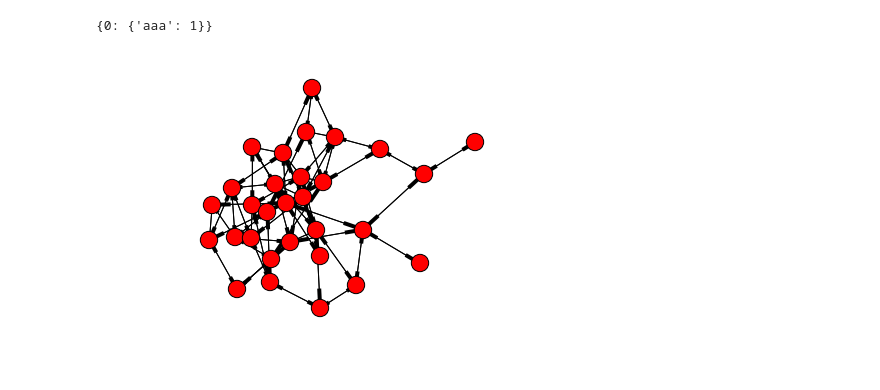
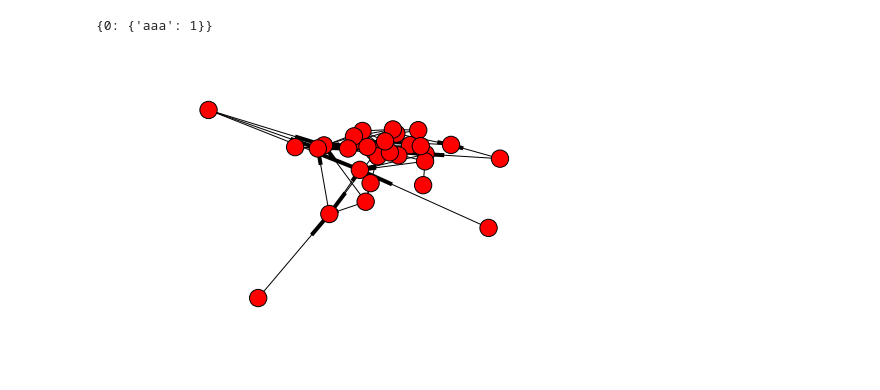
Before and after one commit to GaloisInc/adapt, a Jupyter notebook: etc/simulator/simulator.ipynb, the cells around one changed output. Saved outputs shown, nothing was run; the diff lists cells and outputs as text; code cells hidden in the pictures.

```diff
--- a/etc/simulator/simulator.ipynb
+++ b/etc/simulator/simulator.ipynb
@@ -3,6 +3,7 @@
 # %%
 import networkx as nx
 import matplotlib.pyplot as plt
+plt.rcParams['figure.figsize'] = (14, 12)
 # %%
 pg = nx.gn_graph(100)
 nx.draw(pg)
@@ -31,10 +32,10 @@ print pg[1]
 # %% [output]
 {0: {'aaa': 1}}
 # %%
-er=nx.erdos_renyi_graph(30,0.15)
+er=nx.erdos_renyi_graph(30,0.05, directed=True)
 # %%
 dg = nx.DiGraph(er)
 # %%
-nx.draw(dg)
+nx.draw(er)
 # %% [output]
-[figure, old version]
+[figure, new version]
```
Also changed, not shown: parts of 5 cells of this notebook.
